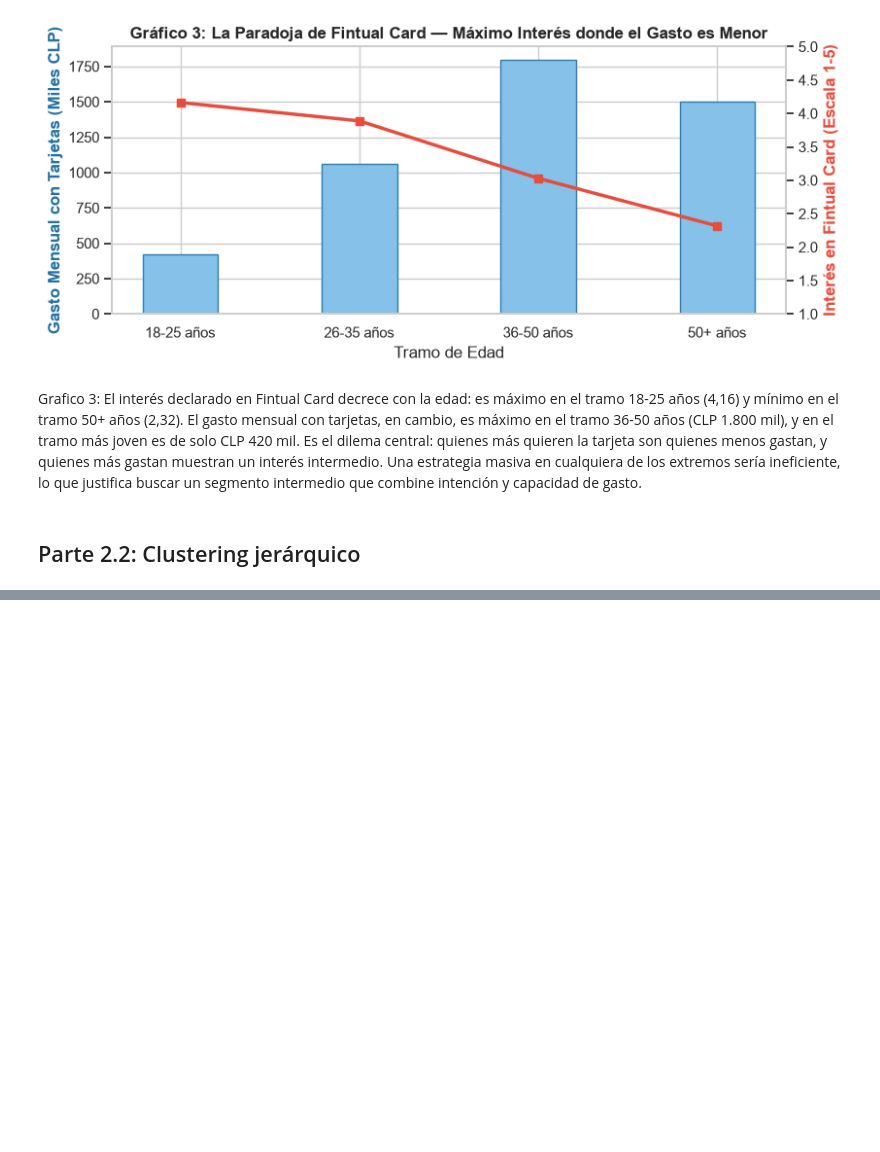
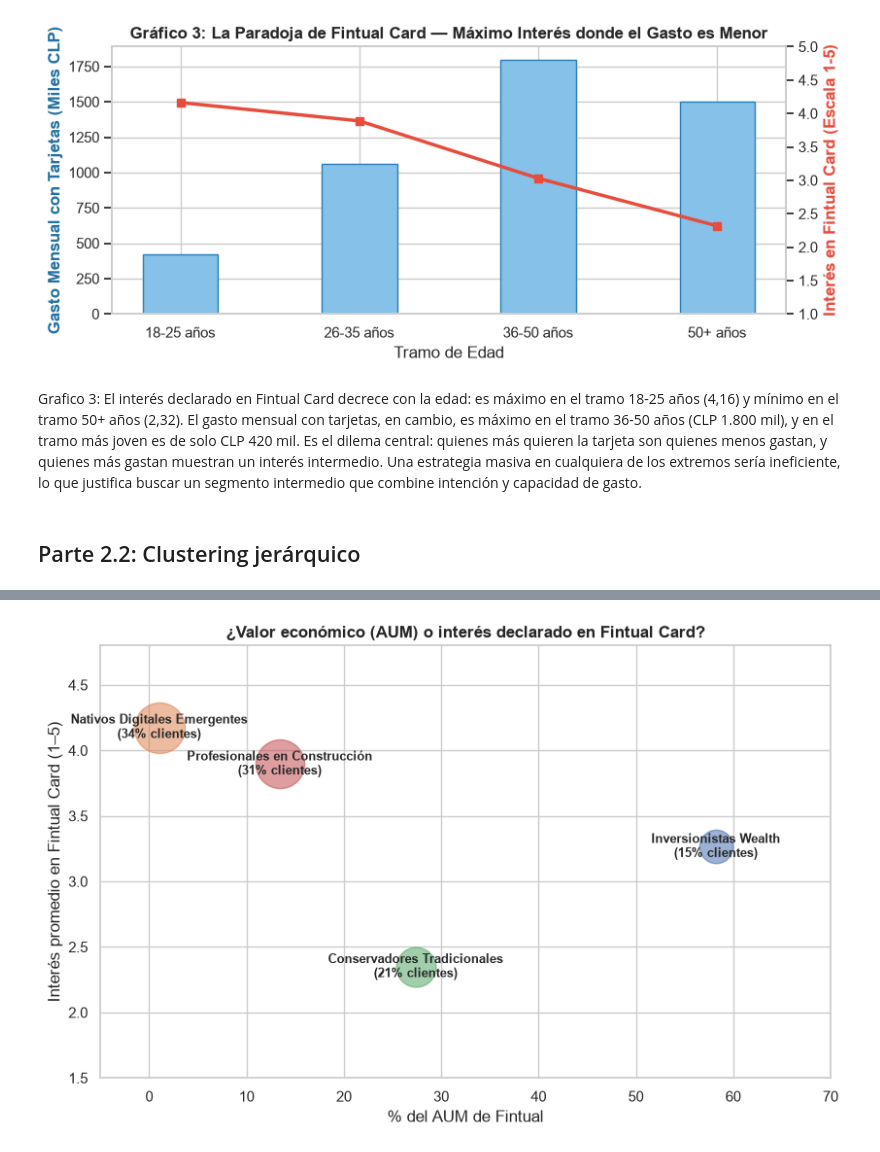
Before and after one commit to fcisternasg/fintual-card-marketing-analytics, a Jupyter notebook: Taller_Fintual_Limpio.ipynb, the cells around one changed output, grey strips where cells are left out. Saved outputs shown, nothing was run; the diff lists cells and outputs as text; code cells hidden in the pictures; blank space fills up the shorter version.

```diff
--- a/Taller_Fintual_Limpio.ipynb
+++ b/Taller_Fintual_Limpio.ipynb
@@ -382,0 +657,11 @@ X_scaled_log = scaler_log.fit_transform(usuarios_log)
+# %%
+# Habiendo analizado el perfil de cada grupo (0 a 3), asignamos los nombres de marketing
+nombres_segmentos = {
+    0: "Inversionistas Wealth",
+    1: "Nativos Digitales Emergentes",
+    2: "Conservadores Tradicionales",
+    3: "Profesionales en Construcción"
+}
+df_completo["segmento"] = df_completo["kmeans4"].map(nombres_segmentos)
+
+display(df_completo.head(10))
@@ -382,0 +732,16 @@ X_scaled_log = scaler_log.fit_transform(usuarios_log)
+# %%
+fig, ax = plt.subplots(figsize=(8.5, 5.5))
+for cluster_id, r in resumen_clusters.iterrows():
+    nombre = nombres_segmentos[cluster_id]
+    ax.scatter(r["% AUM Fintual"], r["interes_card_prom"], s=r["clientes"] * 0.35, alpha=.55)
+    ax.annotate(f"{nombre}\n({r['% clientes']:.0f}% clientes)", (r["% AUM Fintual"], r["interes_card_prom"]), ha="center", va="center", fontsize=9, fontweight="bold")
+
+ax.set_xlabel("% del AUM de Fintual")
+ax.set_ylabel("Interés promedio en Fintual Card (1–5)")
+ax.set_title("¿Valor económico (AUM) o interés declarado en Fintual Card?", fontweight="bold")
+ax.set_xlim(-5, 70)
+ax.set_ylim(1.5, 4.8)
+plt.tight_layout()
+plt.show()
+# %% [output]
+[figure, added]
```
Also changed, not shown: parts of 17 cells of this notebook.
